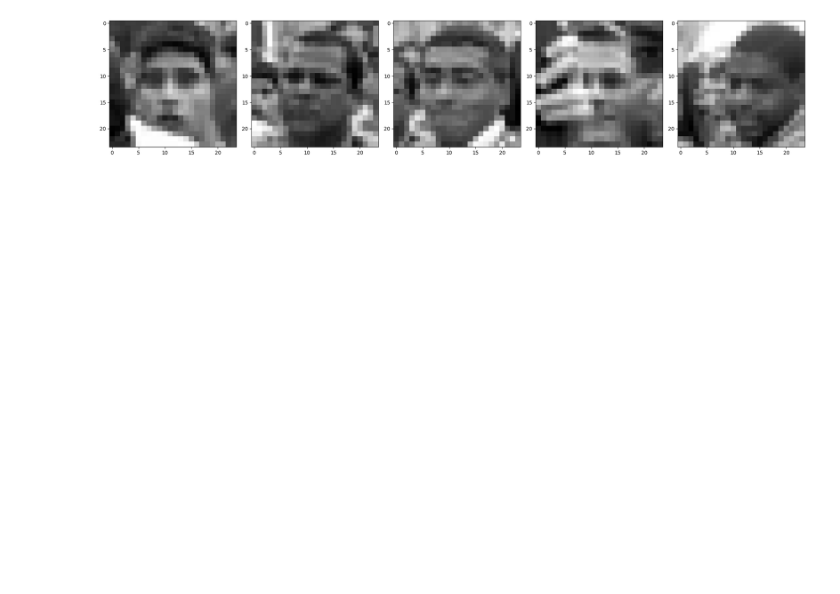
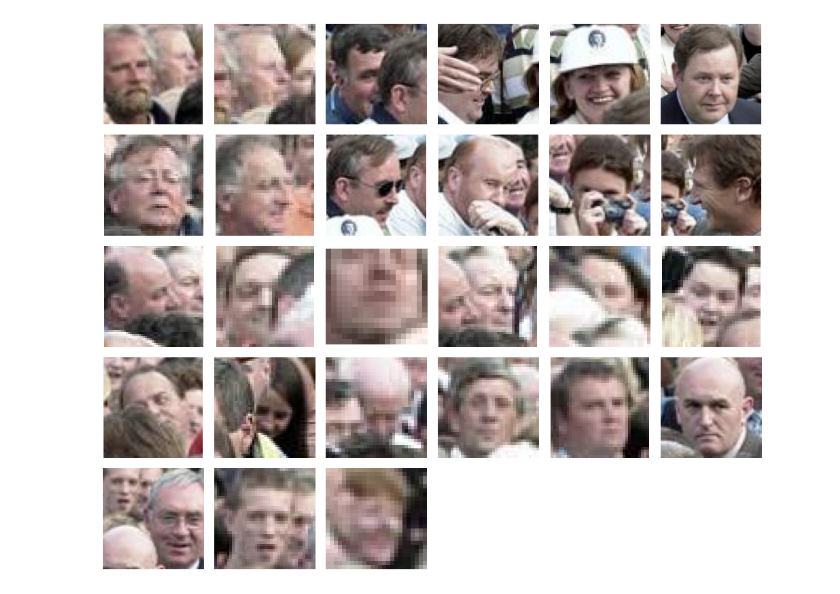
Before and after one commit to IanCher/cv_prince, a Jupyter notebook: notebooks/chap_07_complex_densities/face_detection.ipynb, the cells around one changed output. Saved outputs shown, nothing was run; the diff lists cells and outputs as text; code cells hidden in the pictures; blank space fills up the shorter version.

```diff
--- a/notebooks/chap_07_complex_densities/face_detection.ipynb
+++ b/notebooks/chap_07_complex_densities/face_detection.ipynb
@@ -86,17 +202,22 @@ plt.imshow(img)
 # %%
 num_instances = None
-res = face_img.crop_non_face_img(
+res = face_image.crop_non_face_img(
     seed=12345, max_overlap=0.1, num_instances=num_instances
 )
 
-fig, axes = plt.subplots(1, len(res), figsize=(10, 5))
+num_cols = 6
+num_rows = int(np.ceil(len(res) / num_cols))
 
-for ax, rect in zip(axes.flatten(), res):
-    ax.imshow(
-        np.asarray(img)[
-            rect.top_left_y:rect.bot_right_y,
-            rect.top_left_x:rect.bot_right_x,
-            :
-        ]
-    )
+fig, axes = plt.subplots(num_rows, num_cols, figsize=(10, num_rows * 10 / num_cols))
+
+for ax, non_face_img in zip(axes.flatten(), res):
+    ax.imshow(non_face_img)
+    ax.set_axis_off()
+
+num_img_in_last_row = num_faces % num_cols
+if num_img_in_last_row > 0:
+    for i in range(num_cols-num_img_in_last_row):
+        fig.delaxes(axes.flat[-i-1])
+
+fig.tight_layout()
 # %% [output]
@@ -111,10 +225,20 @@ Reducing non face size
 # %%
-num_faces = face_img.num_faces
+num_faces = face_image.num_faces
 
-fig, axes = plt.subplots(1, num_faces, figsize=(20, 5))
-for ax, cropped_face in zip(axes.flatten(), face_img.get_all_croped_faces()):
-    ax.imshow(cropped_face.resize((24, 24)).convert("L"), cmap="gray")
+num_rows = int(np.ceil(num_faces / num_cols))
+
+fig, axes = plt.subplots(num_rows, num_cols, figsize=(10, num_rows * 10 / num_cols))
+
+for ax, cropped_face in zip(axes.flatten(), face_image.get_all_croped_faces()):
+    ax.imshow(cropped_face, cmap="gray")
     ax.set_aspect("equal")
+    ax.set_axis_off()
+
+num_img_in_last_row = num_faces % num_cols
+if num_img_in_last_row > 0:
+    for i in range(num_cols-num_img_in_last_row):
+        fig.delaxes(axes.flat[-i-1])
+
 fig.tight_layout()
 # %% [output]
-[figure, old version]
+[figure, new version]
```
Also changed, not shown: parts of 17 cells of this notebook, 6 other files.
